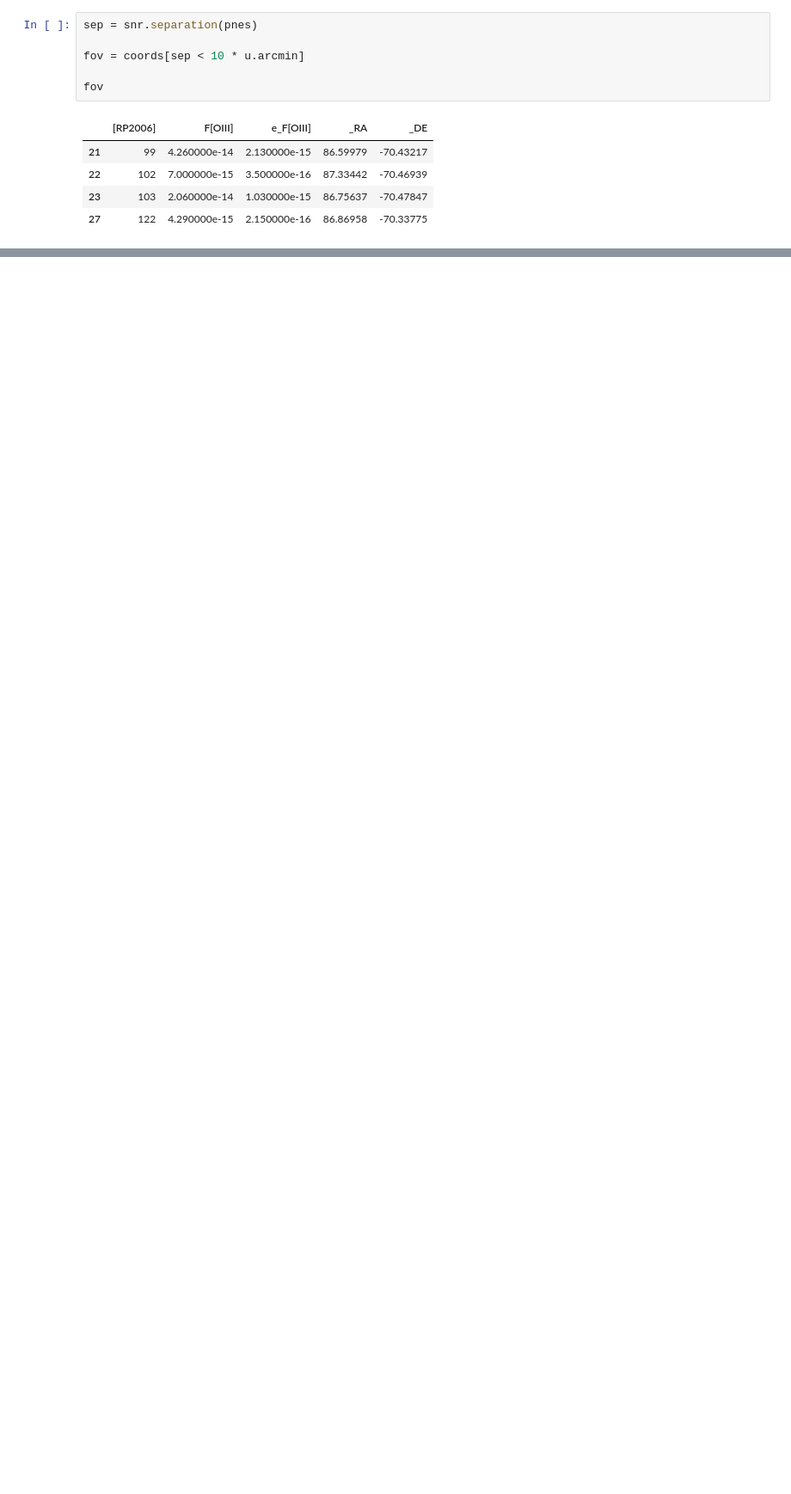
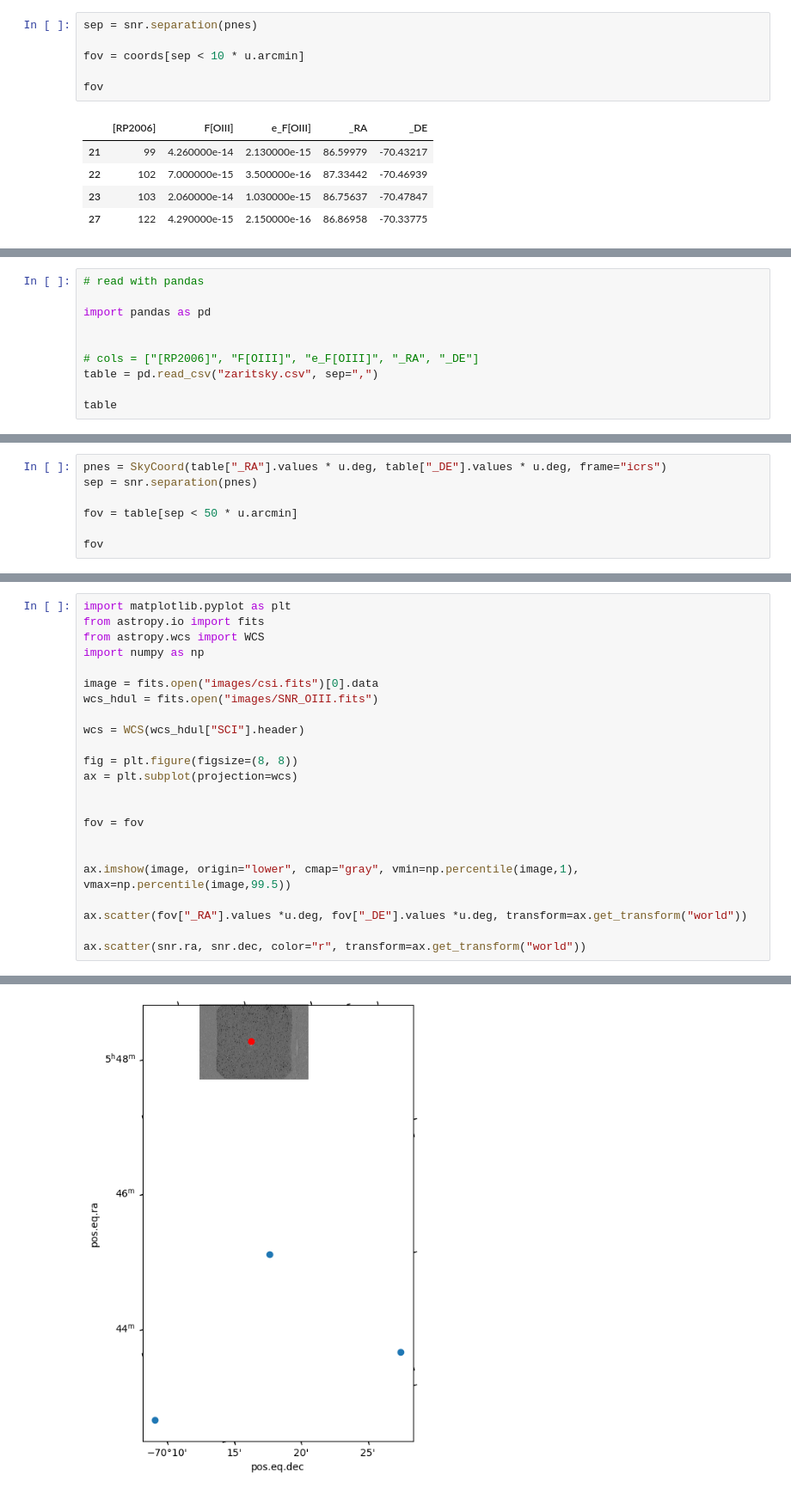
Before and after one commit to pirgalim/SNR-0548-70.4, a Jupyter notebook: pne_callibration.ipynb, the cells around one changed output, grey strips where cells are left out. Shown at 86% size. Cells and saved outputs as stored; diff of their text form; blank space fills up the shorter version.

Commit message:
zaritsky failed

```diff
--- a/pne_callibration.ipynb
+++ b/pne_callibration.ipynb
@@ -110,3 +110,13 @@ ax.scatter(snr.ra, snr.dec, color="r", transform=ax.get_transform("world"))
 # %% [output]
 <matplotlib.collections.PathCollection at 0x...>
 [figure]
+# %%
+# read with pandas
+
+import pandas as pd
+
+
+# cols = ["[RP2006]", "F[OIII]", "e_F[OIII]", "_RA", "_DE"]
+table = pd.read_csv("zaritsky.csv", sep=",")
+
+table
@@ -112,0 +137,7 @@ ax.scatter(snr.ra, snr.dec, color="r", transform=ax.get_transform("world"))
+# %%
+pnes = SkyCoord(table["_RA"].values * u.deg, table["_DE"].values * u.deg, frame="icrs")
+sep = snr.separation(pnes)
+
+fov = table[sep < 50 * u.arcmin]
+
+fov
@@ -112,0 +149,24 @@ ax.scatter(snr.ra, snr.dec, color="r", transform=ax.get_transform("world"))
+# %%
+import matplotlib.pyplot as plt
+from astropy.io import fits
+from astropy.wcs import WCS
+import numpy as np
+
+image = fits.open("images/csi.fits")[0].data
+wcs_hdul = fits.open("images/SNR_OIII.fits")
+
+wcs = WCS(wcs_hdul["SCI"].header)
+
+fig = plt.figure(figsize=(8, 8))
+ax = plt.subplot(projection=wcs)
+
+
+fov = fov
+
+
+ax.imshow(image, origin="lower", cmap="gray", vmin=np.percentile(image,1), vmax=np.percentile(image,99.5))
+
+ax.scatter(fov["_RA"].values *u.deg, fov["_DE"].values *u.deg, transform=ax.get_transform("world"))
+
+ax.scatter(snr.ra, snr.dec, color="r", transform=ax.get_transform("world"))
+# %% [output]
@@ -112,0 +174 @@ ax.scatter(snr.ra, snr.dec, color="r", transform=ax.get_transform("world"))
+[figure, added]
```
Also changed, not shown: parts of 3 cells of this notebook.
